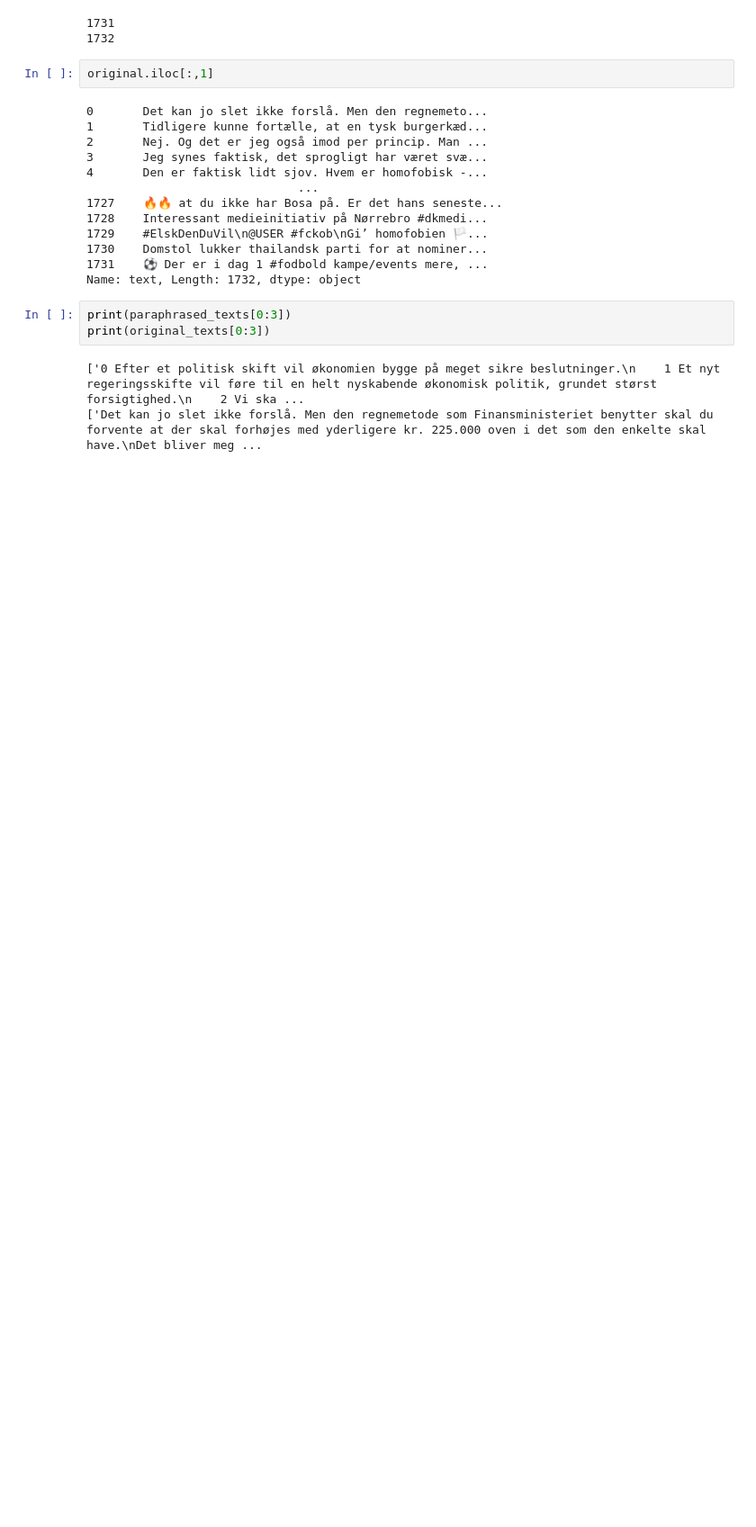
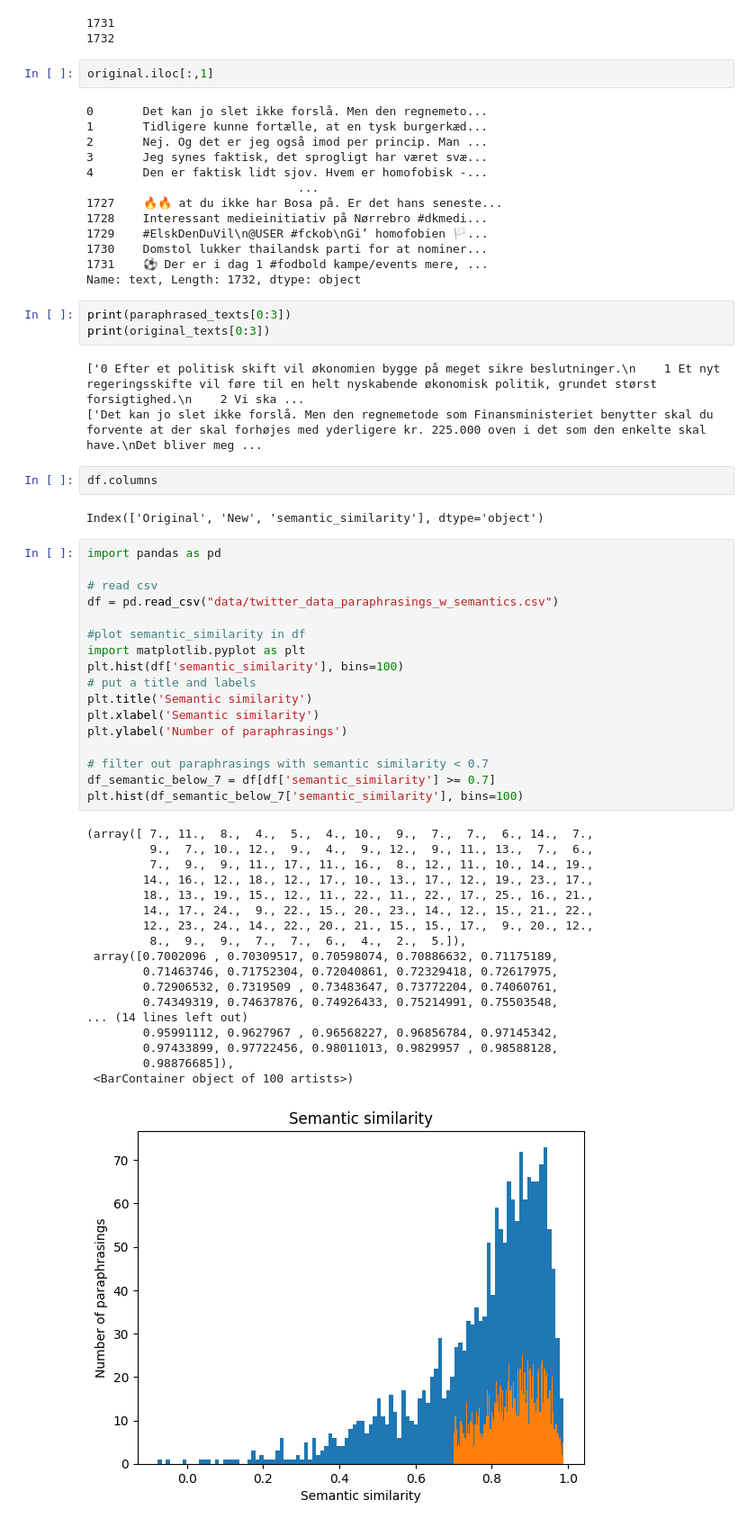
Before and after one commit to jorgenhw/NLP_exam_2023, a Jupyter notebook: sandbox.ipynb, the cells around one changed output. Shown at 90% size. Drawn from its saved outputs; the diff is of its cells as text; blank space fills up the shorter version.

```diff
--- a/sandbox.ipynb
+++ b/sandbox.ipynb
@@ -208,3 +208,43 @@ print(original_texts[0:3])
 # %% [output]
 ['0 Efter et politisk skift vil økonomien bygge på meget sikre beslutninger.\n    1 Et nyt regeringsskifte vil føre til en helt nyskabende økonomisk politik, grundet størst forsigtighed.\n    2 Vi ska ...
 ['Det kan jo slet ikke forslå. Men den regnemetode som Finansministeriet benytter skal du forvente at der skal forhøjes med yderligere kr. 225.000 oven i det som den enkelte skal have.\nDet bliver meg ...
+# %%
+df.columns
+# %% [output]
+Index(['Original', 'New', 'semantic_similarity'], dtype='object')
+# %%
+import pandas as pd
+
+# read csv
+df = pd.read_csv("data/twitter_data_paraphrasings_w_semantics.csv")
+
+#plot semantic_similarity in df
+import matplotlib.pyplot as plt
+plt.hist(df['semantic_similarity'], bins=100)
+# put a title and labels
+plt.title('Semantic similarity')
+plt.xlabel('Semantic similarity')
+plt.ylabel('Number of paraphrasings')
+
+# filter out paraphrasings with semantic similarity < 0.7
+df_semantic_below_7 = df[df['semantic_similarity'] >= 0.7]
+plt.hist(df_semantic_below_7['semantic_similarity'], bins=100)
+# %% [output]
+(array([ 7., 11.,  8.,  4.,  5.,  4., 10.,  9.,  7.,  7.,  6., 14.,  7.,
+         9.,  7., 10., 12.,  9.,  4.,  9., 12.,  9., 11., 13.,  7.,  6.,
+         7.,  9.,  9., 11., 17., 11., 16.,  8., 12., 11., 10., 14., 19.,
+        14., 16., 12., 18., 12., 17., 10., 13., 17., 12., 19., 23., 17.,
+        18., 13., 19., 15., 12., 11., 22., 11., 22., 17., 25., 16., 21.,
+        14., 17., 24.,  9., 22., 15., 20., 23., 14., 12., 15., 21., 22.,
+        12., 23., 24., 14., 22., 20., 21., 15., 15., 17.,  9., 20., 12.,
+         8.,  9.,  9.,  7.,  7.,  6.,  4.,  2.,  5.]),
+ array([0.7002096 , 0.70309517, 0.70598074, 0.70886632, 0.71175189,
+        0.71463746, 0.71752304, 0.72040861, 0.72329418, 0.72617975,
+        0.72906532, 0.7319509 , 0.73483647, 0.73772204, 0.74060761,
+        0.74349319, 0.74637876, 0.74926433, 0.75214991, 0.75503548,
+... (14 lines left out)
+        0.95991112, 0.9627967 , 0.96568227, 0.96856784, 0.97145342,
+        0.97433899, 0.97722456, 0.98011013, 0.9829957 , 0.98588128,
+        0.98876685]),
+ <BarContainer object of 100 artists>)
+[figure, added]
```
Also changed, not shown: parts of 1 cell of this notebook, 2 other files.
